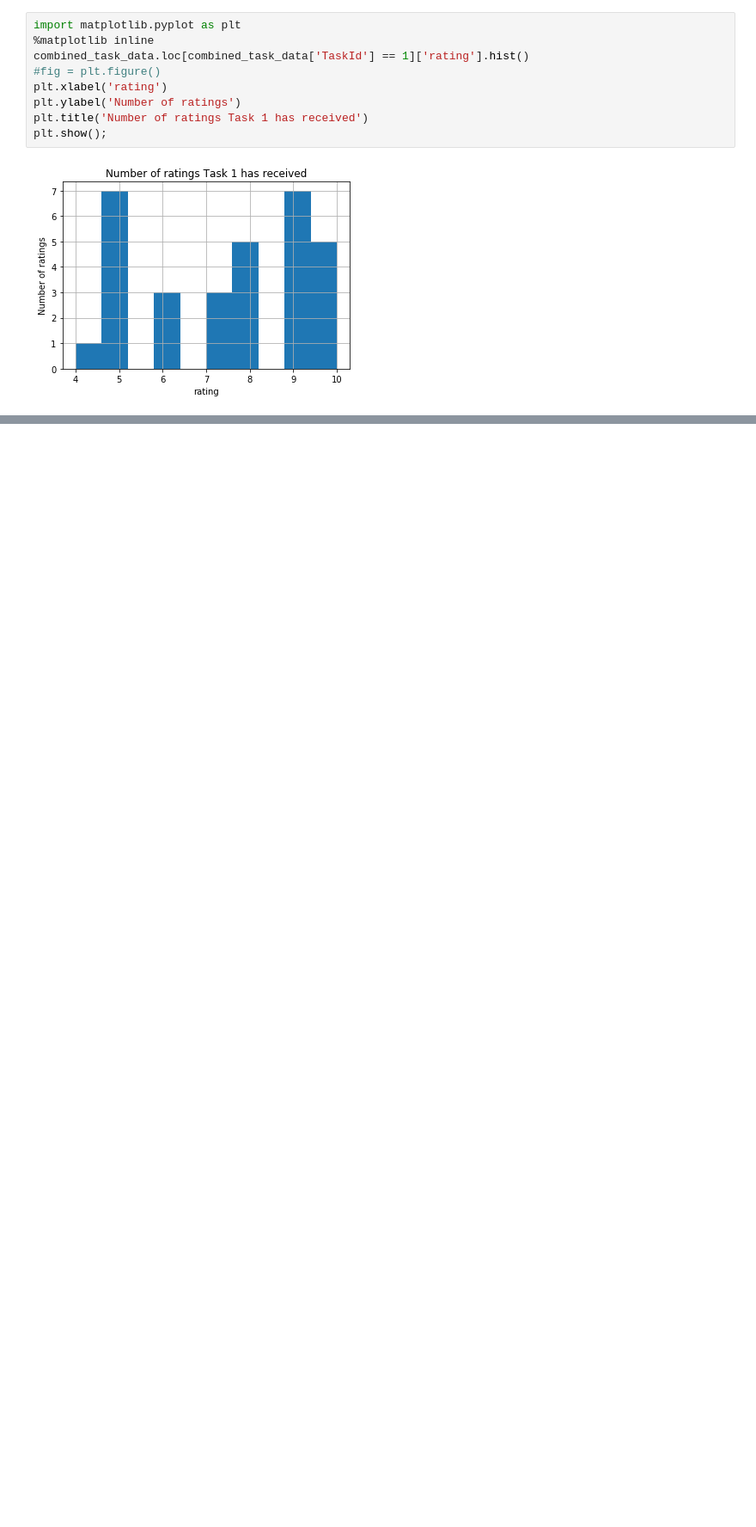
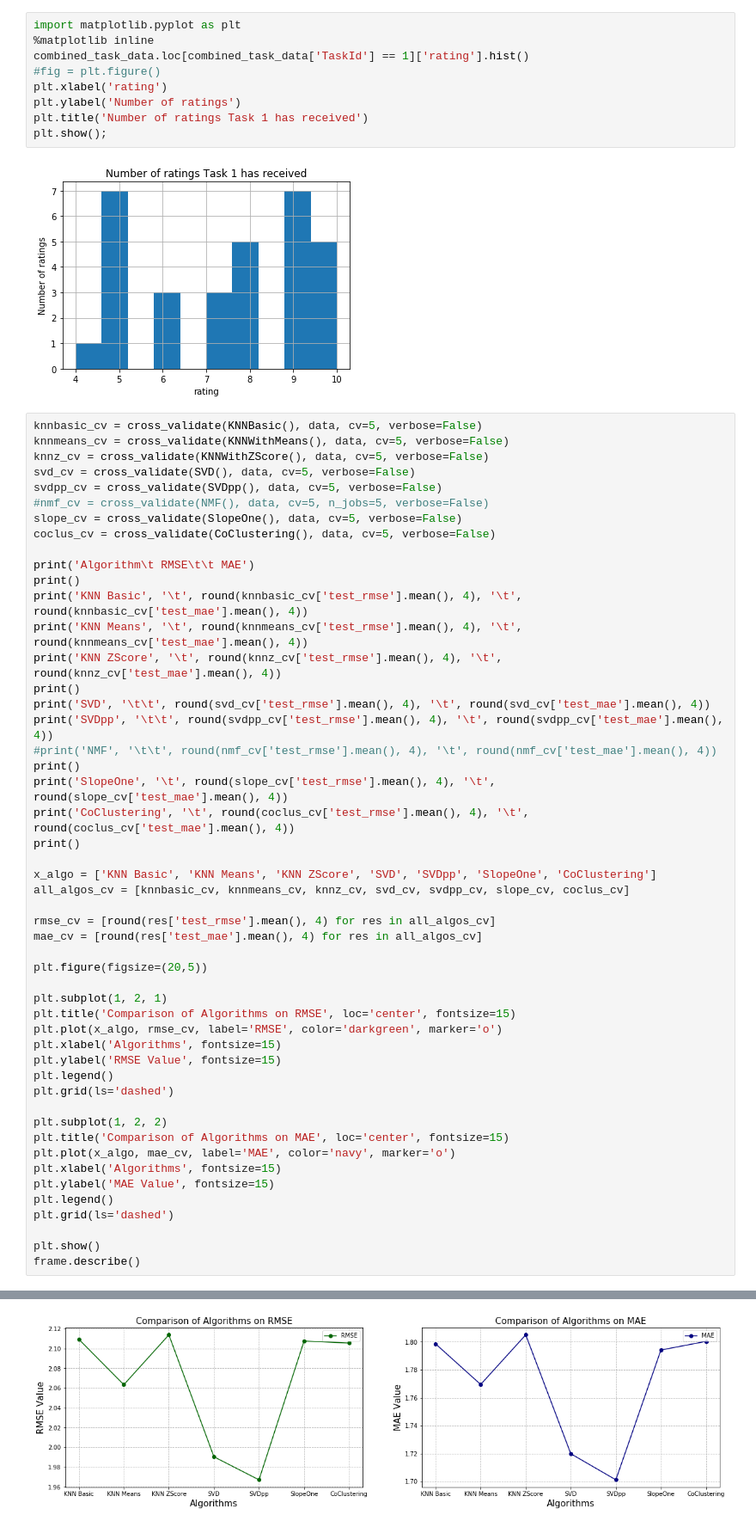
Before and after one commit to Gabbu98/FYPWAAR, a Jupyter notebook: Dev/PythonDev/recommenderSystem.ipynb, the cells around one changed output, grey strips where cells are left out. Shown at 86% size. Cells and saved outputs as stored; diff of their text form; blank space fills up the shorter version.

```diff
--- a/Dev/PythonDev/recommenderSystem.ipynb
+++ b/Dev/PythonDev/recommenderSystem.ipynb
@@ -282,3 +279,54 @@ plt.title('Number of ratings Task 1 has received')
 plt.show();
 # %% [output]
 [figure]
+# %%
+knnbasic_cv = cross_validate(KNNBasic(), data, cv=5, verbose=False)
+knnmeans_cv = cross_validate(KNNWithMeans(), data, cv=5, verbose=False)
+knnz_cv = cross_validate(KNNWithZScore(), data, cv=5, verbose=False)
+svd_cv = cross_validate(SVD(), data, cv=5, verbose=False)
+svdpp_cv = cross_validate(SVDpp(), data, cv=5, verbose=False)
+#nmf_cv = cross_validate(NMF(), data, cv=5, n_jobs=5, verbose=False)
+slope_cv = cross_validate(SlopeOne(), data, cv=5, verbose=False)
+coclus_cv = cross_validate(CoClustering(), data, cv=5, verbose=False)
+
+print('Algorithm\t RMSE\t\t MAE')
+print()
+print('KNN Basic', '\t', round(knnbasic_cv['test_rmse'].mean(), 4), '\t', round(knnbasic_cv['test_mae'].mean(), 4))
+print('KNN Means', '\t', round(knnmeans_cv['test_rmse'].mean(), 4), '\t', round(knnmeans_cv['test_mae'].mean(), 4))
+print('KNN ZScore', '\t', round(knnz_cv['test_rmse'].mean(), 4), '\t', round(knnz_cv['test_mae'].mean(), 4))
+print()
+print('SVD', '\t\t', round(svd_cv['test_rmse'].mean(), 4), '\t', round(svd_cv['test_mae'].mean(), 4))
+print('SVDpp', '\t\t', round(svdpp_cv['test_rmse'].mean(), 4), '\t', round(svdpp_cv['test_mae'].mean(), 4))
+#print('NMF', '\t\t', round(nmf_cv['test_rmse'].mean(), 4), '\t', round(nmf_cv['test_mae'].mean(), 4))
+print()
+print('SlopeOne', '\t', round(slope_cv['test_rmse'].mean(), 4), '\t', round(slope_cv['test_mae'].mean(), 4))
+print('CoClustering', '\t', round(coclus_cv['test_rmse'].mean(), 4), '\t', round(coclus_cv['test_mae'].mean(), 4))
+print()
+
+x_algo = ['KNN Basic', 'KNN Means', 'KNN ZScore', 'SVD', 'SVDpp', 'SlopeOne', 'CoClustering']
+all_algos_cv = [knnbasic_cv, knnmeans_cv, knnz_cv, svd_cv, svdpp_cv, slope_cv, coclus_cv]
+
+rmse_cv = [round(res['test_rmse'].mean(), 4) for res in all_algos_cv]
+mae_cv = [round(res['test_mae'].mean(), 4) for res in all_algos_cv]
+
+plt.figure(figsize=(20,5))
+
+plt.subplot(1, 2, 1)
+plt.title('Comparison of Algorithms on RMSE', loc='center', fontsize=15)
+plt.plot(x_algo, rmse_cv, label='RMSE', color='darkgreen', marker='o')
+plt.xlabel('Algorithms', fontsize=15)
+plt.ylabel('RMSE Value', fontsize=15)
+plt.legend()
+plt.grid(ls='dashed')
+
+plt.subplot(1, 2, 2)
+plt.title('Comparison of Algorithms on MAE', loc='center', fontsize=15)
+plt.plot(x_algo, mae_cv, label='MAE', color='navy', marker='o')
+plt.xlabel('Algorithms', fontsize=15)
+plt.ylabel('MAE Value', fontsize=15)
+plt.legend()
+plt.grid(ls='dashed')
+
+plt.show()
+frame.describe()
+# %% [output]
@@ -284,0 +350 @@ plt.show();
+[figure, added]
```
Also changed, not shown: parts of 7 cells of this notebook, 17 other files.
